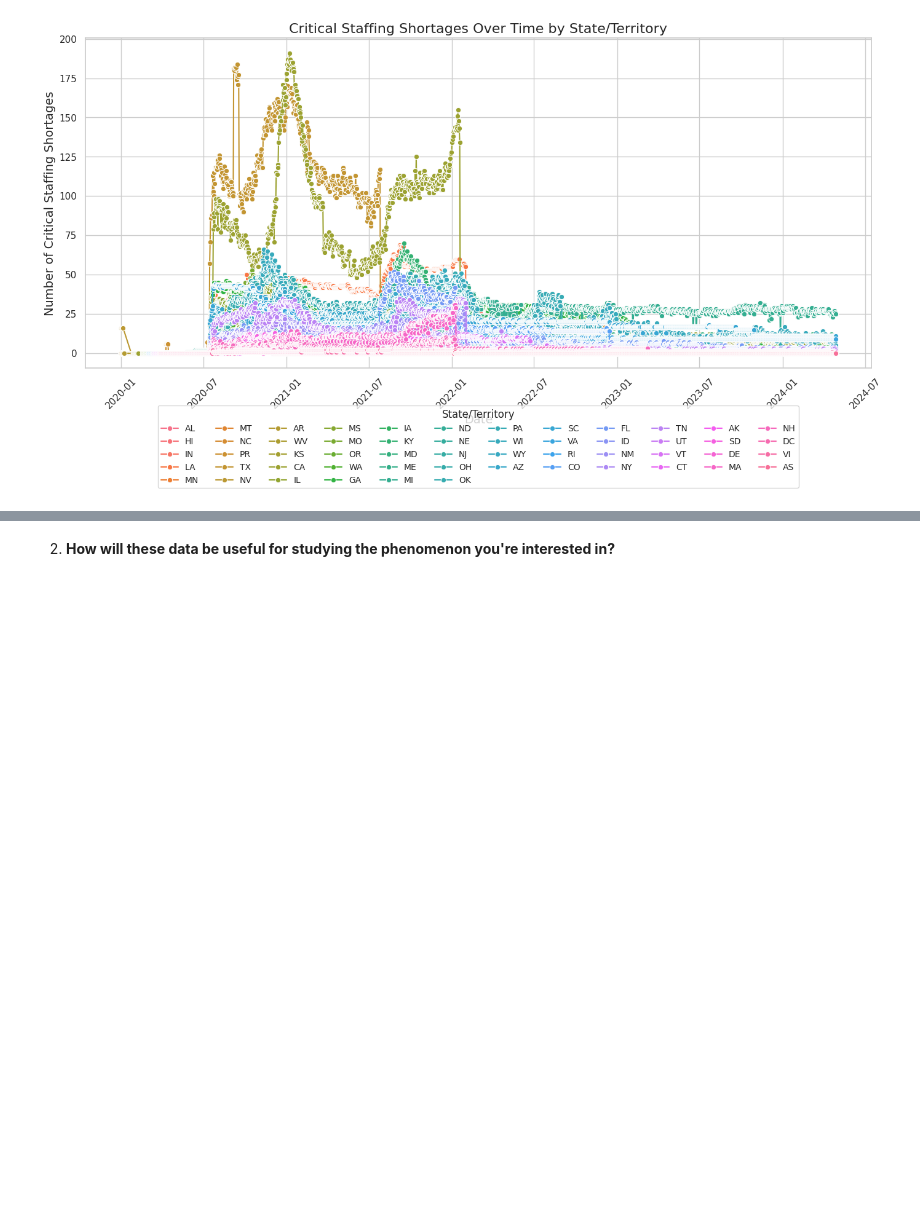
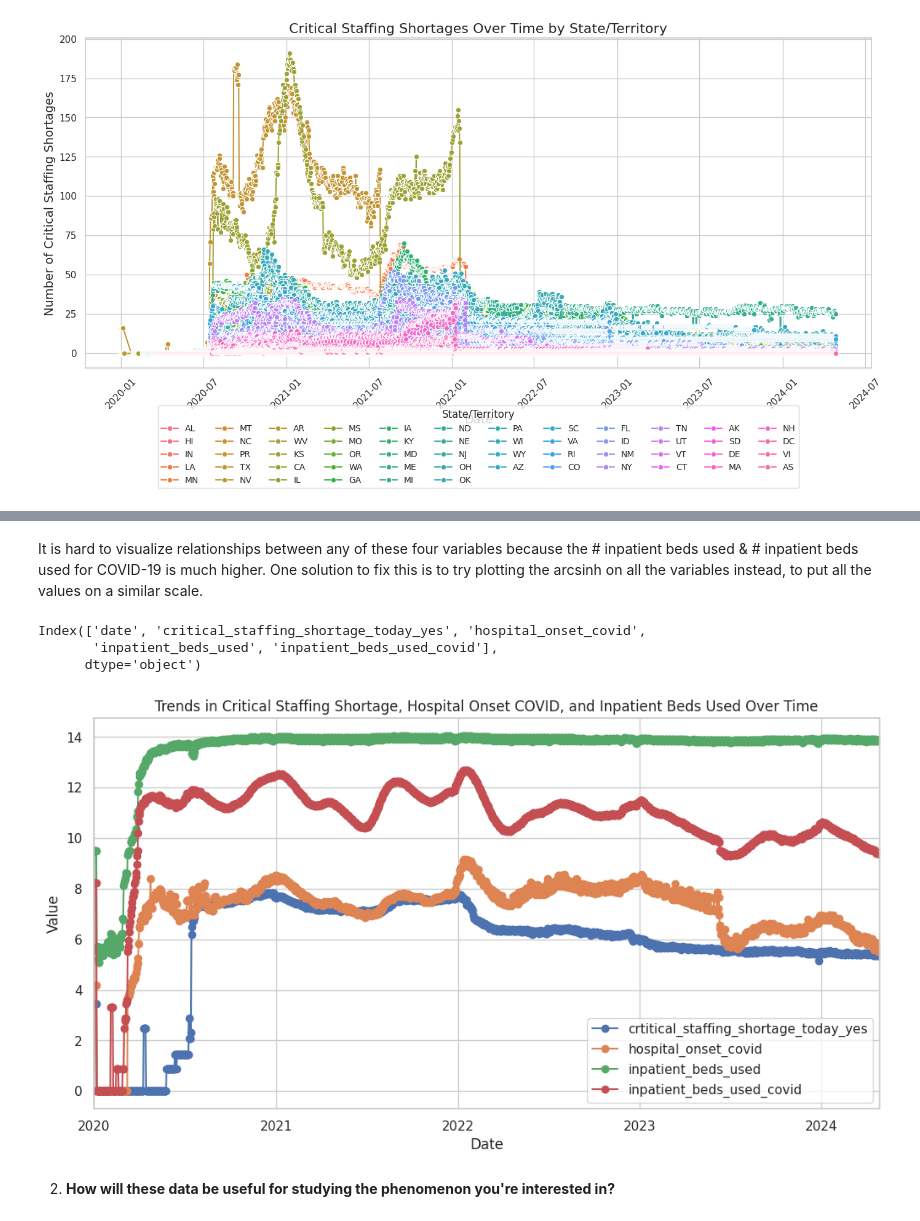
Before and after one commit to hasitanalluri/mlgroupproject, a Jupyter notebook: ML_Project_Part_1.ipynb, the cells around one changed output, grey strips where cells are left out. Cells and saved outputs as stored; diff of their text form; code cells hidden in the pictures; blank space fills up the shorter version.

```diff
--- a/ML_Project_Part_1.ipynb
+++ b/ML_Project_Part_1.ipynb
@@ -106,3 +127,25 @@ plt.show()
+# %% [markdown]
+It is hard to visualize relationships between any of these four variables because the # inpatient beds used & # inpatient beds used for COVID-19 is much higher. One solution to fix this is to try plotting the arcsinh on all the variables instead, to put all the values on a similar scale.
+# %%
+print(merged_df.columns)
+df_arcsinh = pd.DataFrame()
+df_arcsinh["date"] = merged_df["date"]
+df_arcsinh["crtitical_staffing_shortage_today_yes"] = np.arcsinh(merged_df["critical_staffing_shortage_today_yes"])
+df_arcsinh["hospital_onset_covid"] = np.arcsinh(merged_df["hospital_onset_covid"])
+df_arcsinh["inpatient_beds_used"] = np.arcsinh(merged_df["inpatient_beds_used"])
+df_arcsinh["inpatient_beds_used_covid"] = np.arcsinh(merged_df["inpatient_beds_used_covid"])
+
+df_arcsinh.set_index("date", inplace=True)
+df_arcsinh.plot(kind='line', marker='o', figsize=(12, 6))
+plt.title('Trends in Critical Staffing Shortage, Hospital Onset COVID, and Inpatient Beds Used Over Time')
+plt.xlabel('Date')
+plt.ylabel('Value')
+plt.show()
+# %% [output]
+Index(['date', 'critical_staffing_shortage_today_yes', 'hospital_onset_covid',
+       'inpatient_beds_used', 'inpatient_beds_used_covid'],
+      dtype='object')
+[figure, added]
 # %% [markdown]
 2. **How will these data be useful for studying the phenomenon you're interested in?**
 # %% [markdown]
```
Also changed, not shown: parts of 3 cells of this notebook.
